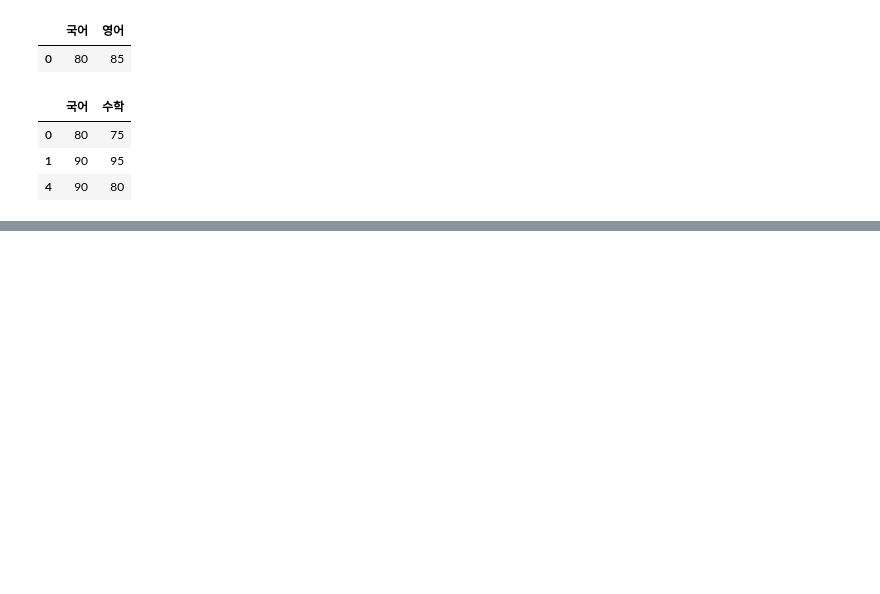
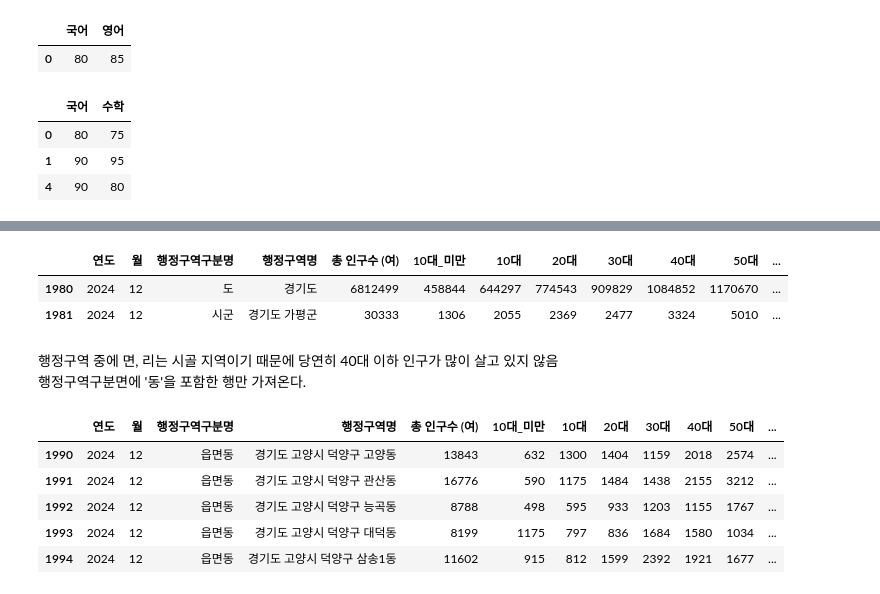
Before and after one commit to semin-pk/DataAnalysisPython, a Jupyter notebook: 1장/chapter01.ipynb, the cells around one changed output, grey strips where cells are left out. Saved outputs shown, nothing was run; the diff lists cells and outputs as text; code cells hidden in the pictures; blank space fills up the shorter version.

```diff
--- a/1장/chapter01.ipynb
+++ b/1장/chapter01.ipynb
@@ -485,0 +954,2 @@ df.loc[df['국어']>=80, ['국어','수학']]
+# %%
+pop_female_info = pop_female_info[pop_female_info['연도'] != 2025]
@@ -485,0 +989,20 @@ df.loc[df['국어']>=80, ['국어','수학']]
+# %%
+df_female = pop_female_info.drop(['70~79세 (여)', '80~89세 (여)', '90~99세 (여)', '100세 이상 (여)'], axis=1)
+df_female.head(2)
+# %% [output]
+|  | 연도 | 월 | 행정구역구분명 | 행정구역명 | 총 인구수 (여) | 10대_미만 | 10대 | 20대 | 30대 | 40대 | 50대 | ... |
+| 1980 | 2024 | 12 | 도 | 경기도 | 6812499 | 458844 | 644297 | 774543 | 909829 | 1084852 | 1170670 | ... |
+| 1981 | 2024 | 12 | 시군 | 경기도 가평군 | 30333 | 1306 | 2055 | 2369 | 2477 | 3324 | 5010 | ... |
+# %% [markdown]
+행정구역 중에 면, 리는 시골 지역이기 때문에 당연히 40대 이하 인구가 많이 살고 있지 않음 \
+행정구역구분면에 '동'을 포함한 행만 가져온다.
+# %%
+df_female_dong = df_female[df_female['행정구역명'].str.contains('동')]
+df_female_dong.head()
+# %% [output]
+|  | 연도 | 월 | 행정구역구분명 | 행정구역명 | 총 인구수 (여) | 10대_미만 | 10대 | 20대 | 30대 | 40대 | 50대 | ... |
+| 1990 | 2024 | 12 | 읍면동 | 경기도 고양시 덕양구 고양동 | 13843 | 632 | 1300 | 1404 | 1159 | 2018 | 2574 | ... |
+| 1991 | 2024 | 12 | 읍면동 | 경기도 고양시 덕양구 관산동 | 16776 | 590 | 1175 | 1484 | 1438 | 2155 | 3212 | ... |
+| 1992 | 2024 | 12 | 읍면동 | 경기도 고양시 덕양구 능곡동 | 8788 | 498 | 595 | 933 | 1203 | 1155 | 1767 | ... |
+| 1993 | 2024 | 12 | 읍면동 | 경기도 고양시 덕양구 대덕동 | 8199 | 1175 | 797 | 836 | 1684 | 1580 | 1034 | ... |
+| 1994 | 2024 | 12 | 읍면동 | 경기도 고양시 덕양구 삼송1동 | 11602 | 915 | 812 | 1599 | 2392 | 1921 | 1677 | ... |
```
Also changed, not shown: parts of 68 cells of this notebook, 1 other file.
